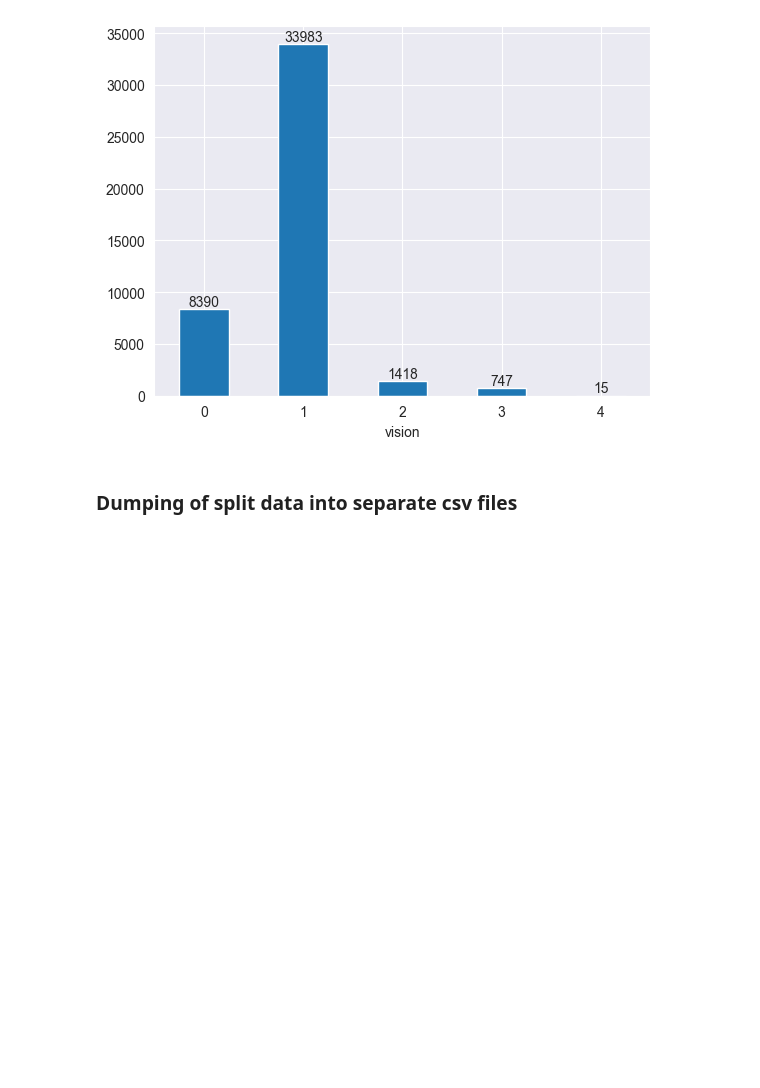
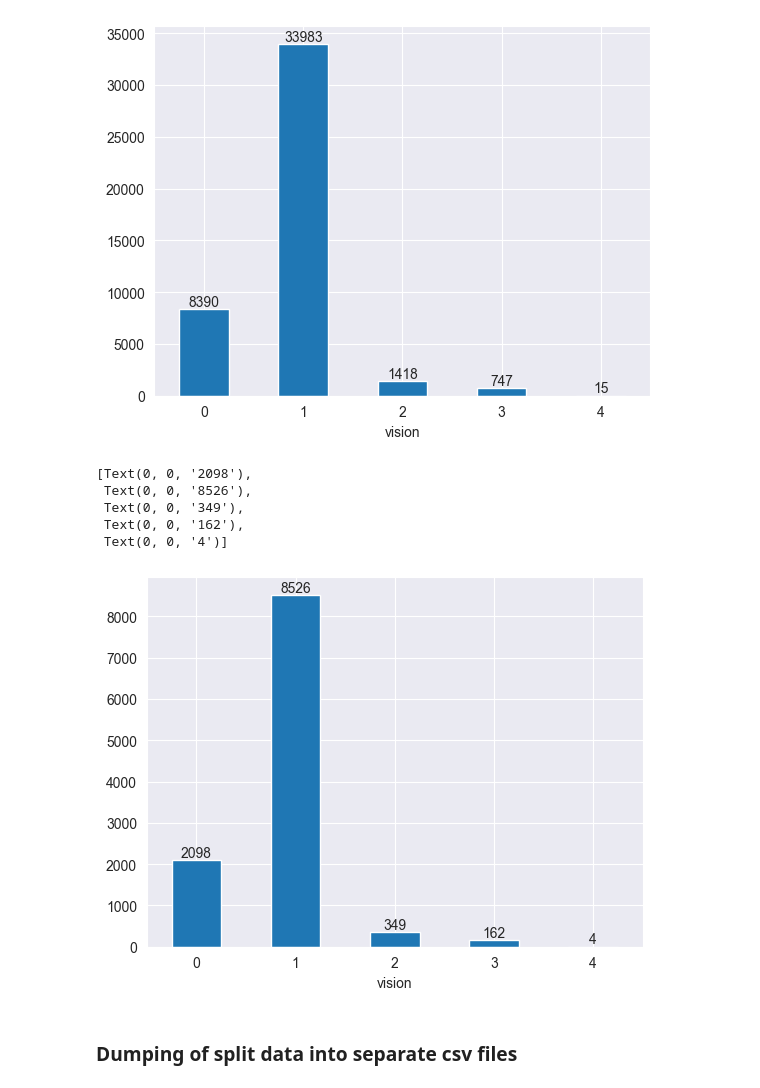
Before and after one commit to balooooooooo/machine_learning_1_coursework, a Jupyter notebook: data_preprocessing.ipynb, the cells around one changed output. Saved outputs shown, nothing was run; the diff lists cells and outputs as text; code cells hidden in the pictures; blank space fills up the shorter version.

Commit message:
vision classification for test data

```diff
--- a/data_preprocessing.ipynb
+++ b/data_preprocessing.ipynb
@@ -197,6 +197,26 @@ vision_plot.bar_label(vision_plot.containers[0])
  Text(0, 0, '747'),
  Text(0, 0, '15')]
 [figure]
+# %%
+test.loc[test["eyesight(right)"] == 9.9, "eyesight(right)"] = 0
+test.loc[test["eyesight(left)"] == 9.9, "eyesight(left)"] = 0
+test["eyesight_total"] = test["eyesight(right)"] + test["eyesight(left)"]
+test.loc[test["eyesight_total"] < 0.2, "vision"] = 4
+test.loc[(test["eyesight_total"] >= 0.2) & (test["eyesight_total"] < 0.66), "vision"] = 3
+test.loc[(test["eyesight_total"] >= 0.66) & (test["eyesight_total"] < 1.0), "vision"] = 2
+test.loc[(test["eyesight_total"] >= 1.0) & (test["eyesight_total"] < 2.5), "vision"] = 1
+test.loc[(test["eyesight_total"] >= 2.5), "vision"] = 0
+test["vision"] = test["vision"].astype("int")
+
+vision_plot = test["vision"].value_counts(sort=False).sort_index().plot(kind="bar", rot=0)
+vision_plot.bar_label(vision_plot.containers[0])
+# %% [output]
+[Text(0, 0, '2098'),
+ Text(0, 0, '8526'),
+ Text(0, 0, '349'),
+ Text(0, 0, '162'),
+ Text(0, 0, '4')]
+[figure, added]
 # %% [markdown]
 ### Dumping of split data into separate csv files
 # %%
```
